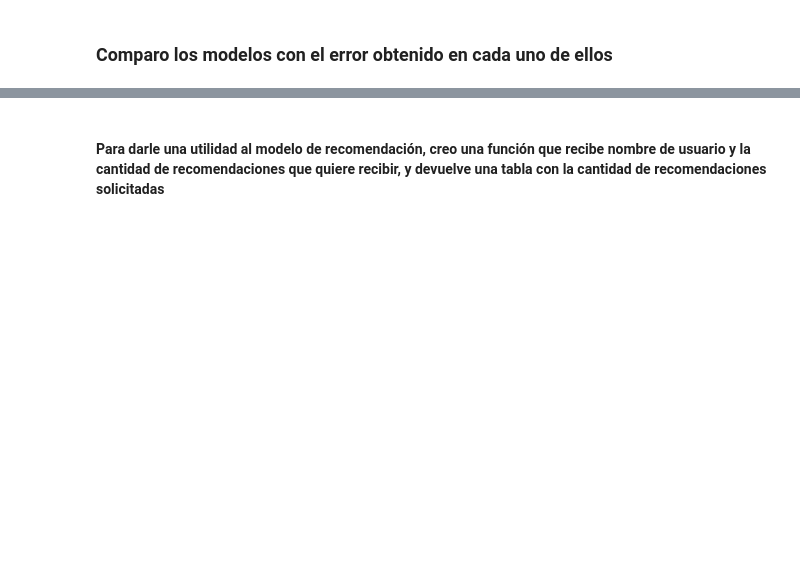
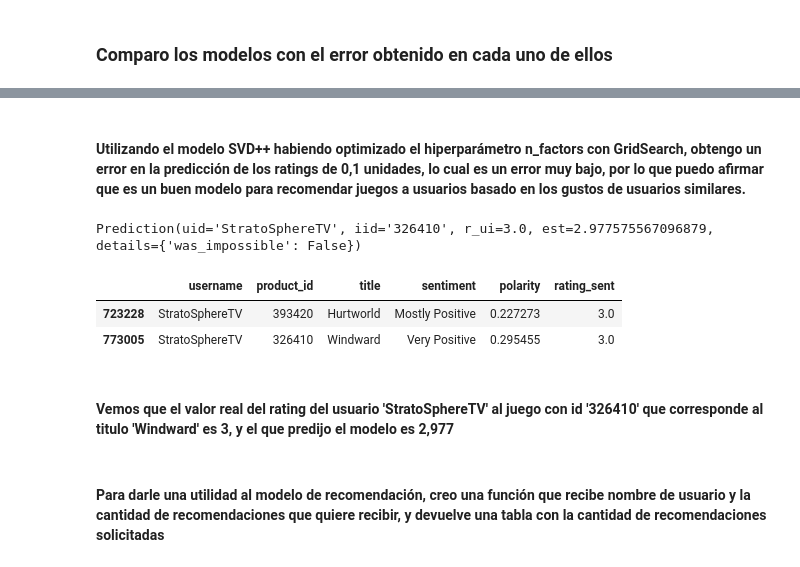
Before and after one commit to eugeniabezek/Recommender_System_Collaborative_Filtering, a Jupyter notebook: DS_Proyecto_03_SR.ipynb, the cells around one changed output, grey strips where cells are left out. Drawn from its saved outputs; the diff is of its cells as text; code cells hidden in the pictures; blank space fills up the shorter version.

```diff
--- a/DS_Proyecto_03_SR.ipynb
+++ b/DS_Proyecto_03_SR.ipynb
@@ -531,4 +517,18 @@ print(gs4.best_params['rmse'])
 {'n_factors': 10}
+# %% [markdown]
+#### Utilizando el modelo SVD++ habiendo optimizado el hiperparámetro n_factors con GridSearch, obtengo un error en la predicción de los ratings de 0,1 unidades, lo cual es un error muy bajo, por lo que puedo afirmar que es un buen modelo para recomendar juegos a usuarios basado en los gustos de usuarios similares.
+# %%
+predictions_svdpp[0]
+# %% [output]
+Prediction(uid='StratoSphereTV', iid='326410', r_ui=3.0, est=2.977575567096879, details={'was_impossible': False})
+# %%
+data2[data2['username'] == 'StratoSphereTV']
+# %% [output]
+|  | username | product_id | title | sentiment | polarity | rating_sent |
+| 723228 | StratoSphereTV | 393420 | Hurtworld | Mostly Positive | 0.227273 | 3.0 |
+| 773005 | StratoSphereTV | 326410 | Windward | Very Positive | 0.295455 | 3.0 |
+# %% [markdown]
+#### Vemos que el valor real del rating del usuario 'StratoSphereTV' al juego con id '326410' que corresponde al titulo 'Windward' es 3, y el que predijo el modelo es 2,977
 # %% [markdown]
 #### Para darle una utilidad al modelo de recomendación, creo una función que recibe nombre de usuario y la cantidad de recomendaciones que quiere recibir,  y devuelve una tabla con la cantidad de recomendaciones solicitadas
 # %%
```
Also changed, not shown: parts of 56 cells of this notebook.
